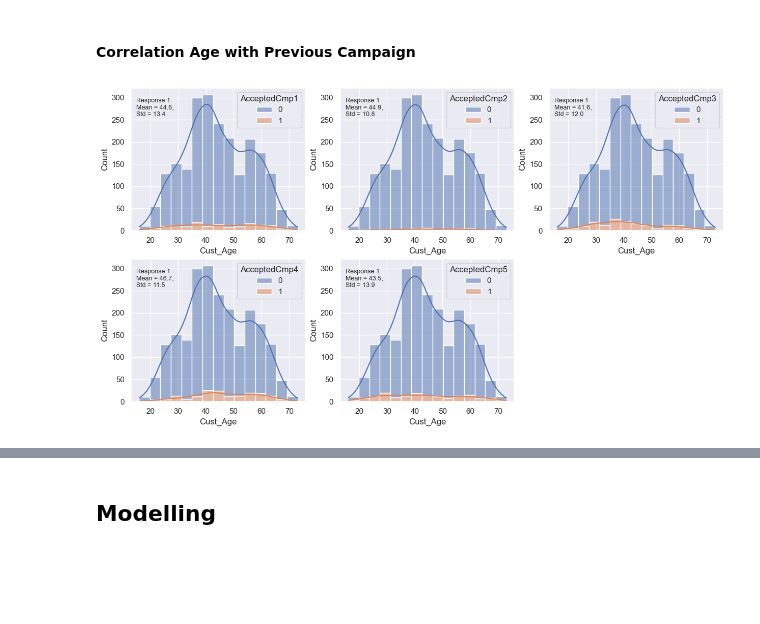
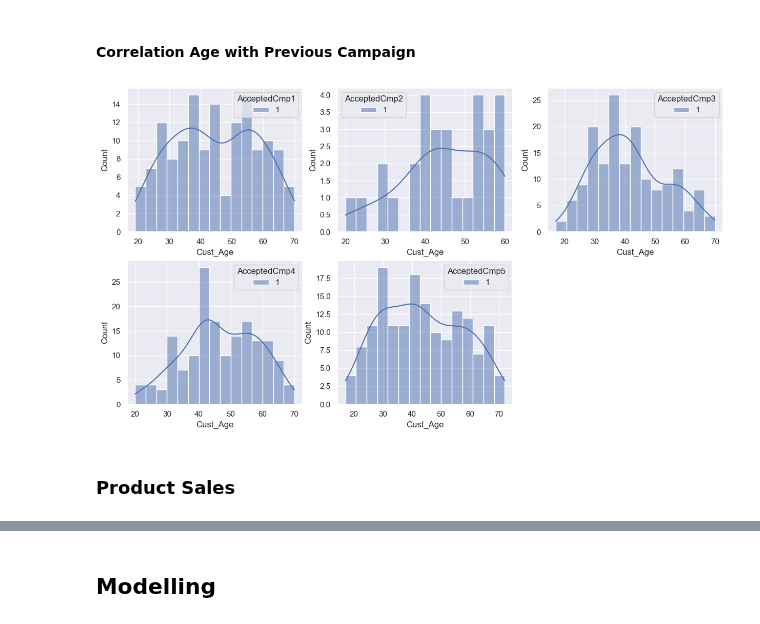
Before and after one commit to clarentcelsia/Analytics, a Jupyter notebook: marketing_campaign.ipynb, the cells around one changed output, grey strips where cells are left out. Cells and saved outputs as stored; diff of their text form; code cells hidden in the pictures; blank space fills up the shorter version.

```diff
--- a/marketing_campaign.ipynb
+++ b/marketing_campaign.ipynb
@@ -1205,14 +1205,16 @@ plt.show()
 # %%
 k = 0
 fig = plt.figure(figsize=(15, 8))
 for i in prev_campaign:
     k += 1
     axes = fig.add_subplot(2, 3, k)
-    sns.histplot( data=df_buyers, x='Cust_Age', hue=i, multiple='stack', kde=True, bins=15)
-    axes.annotate("Response 1 \nMean = {:.1f}, \nStd = {:.1f}".format(np.mean(df_buyers[df_buyers[i]==1].Cust_Age), np.std(df_buyers[df_buyers[i]==1].Cust_Age)),
-    xy=(15,258), fontsize=9, )
+    axes = sns.histplot( data=df_buyers[df_buyers[i]==1], x='Cust_Age', hue=i, kde=True, bins=15)
+    # axes.annotate("Response 1 \nMean = {:.1f}, \nStd = {:.1f}".format(np.mean(df_buyers[df_buyers[i]==1].Cust_Age), np.std(df_buyers[df_buyers[i]==1].Cust_Age)),
+    # xy=(15,axes.patches), fontsize=9)
 
 
 plt.show()
 # %% [output]
-[figure, old version]
+[figure, new version]
+# %% [markdown]
+### Product Sales
```
Also changed, not shown: parts of 12 cells of this notebook.
